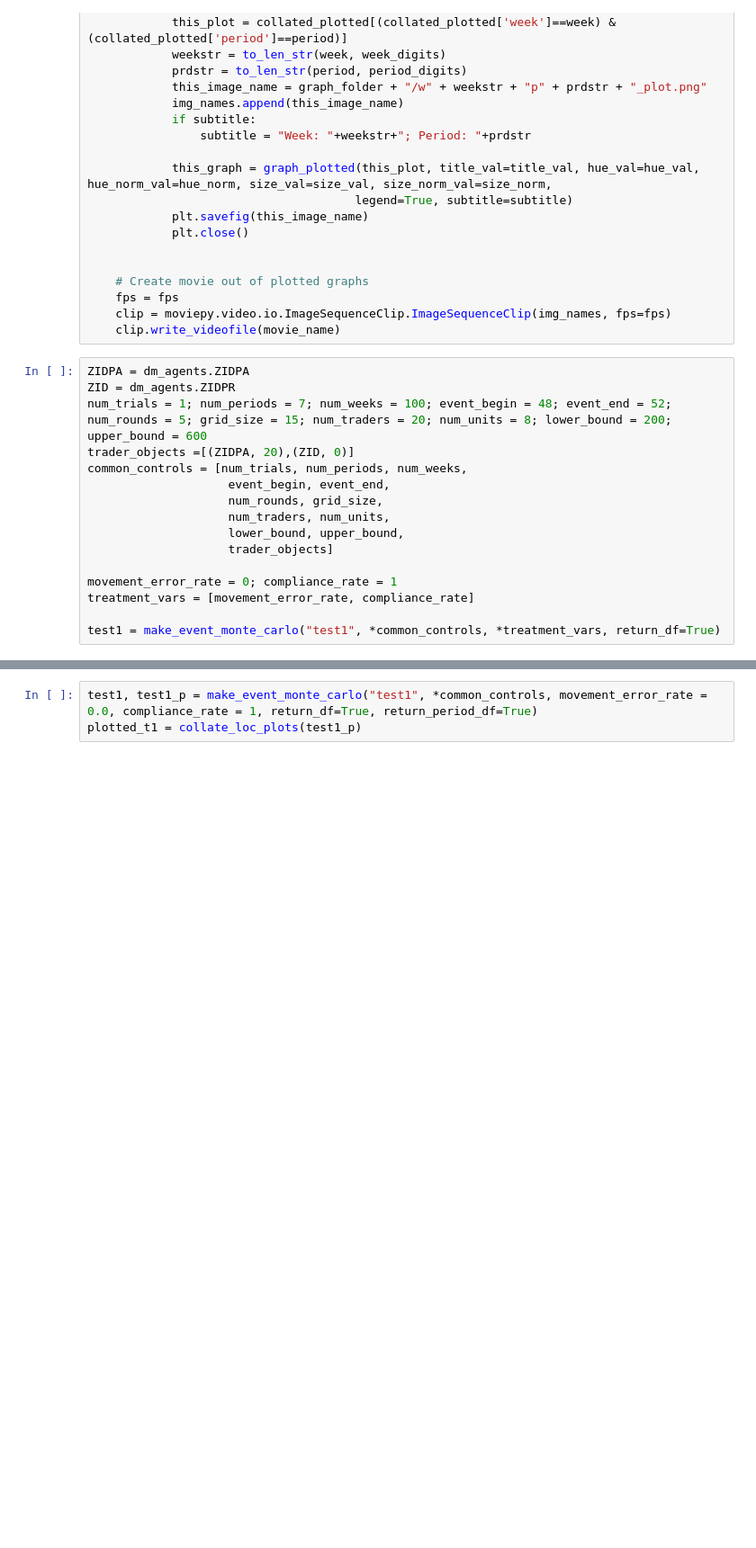
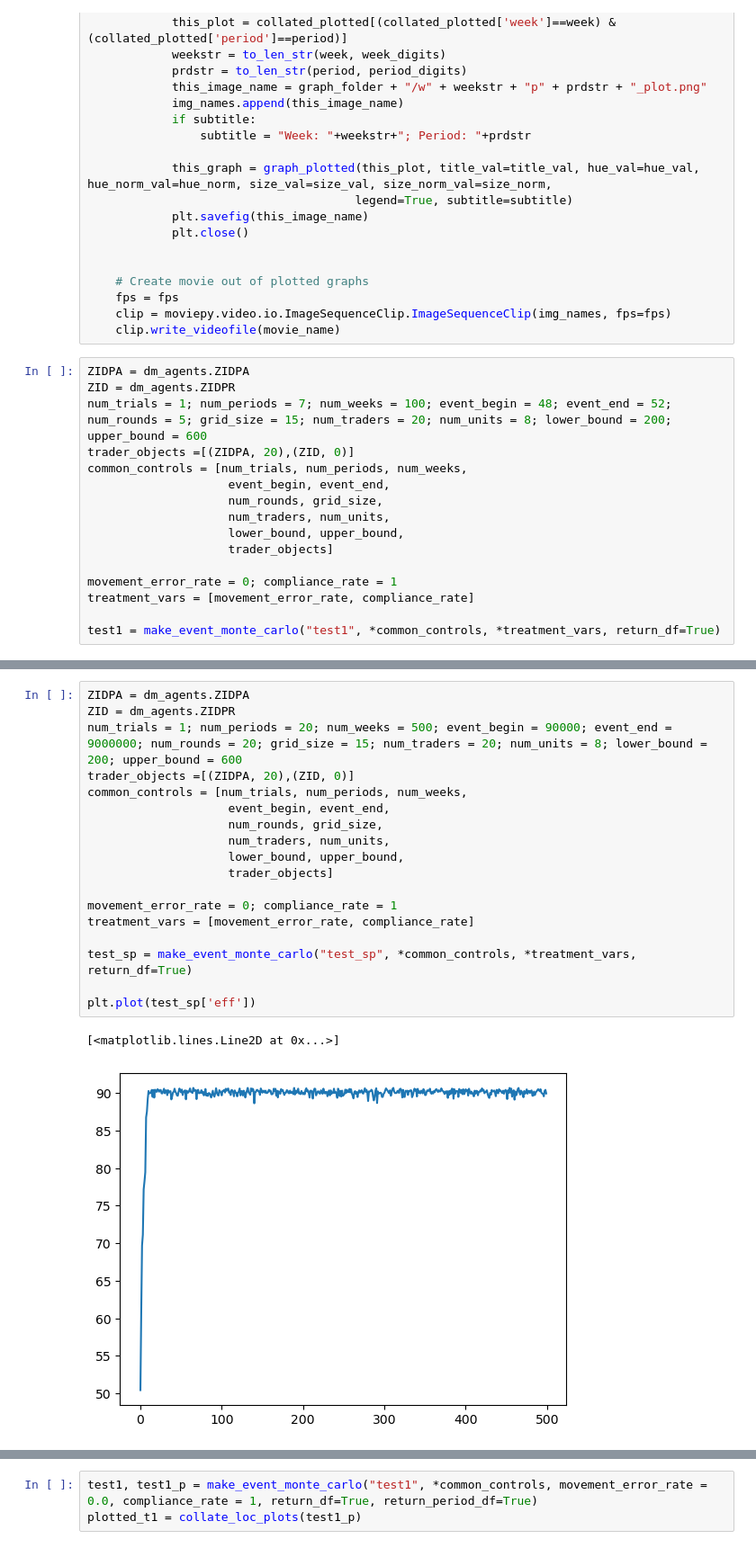
Before and after one commit to Kmccabe/dm_markets, a Jupyter notebook: modules_vCOVID/notebooks/dm_event_sim-Copy1.ipynb, the cells around one changed output, grey strips where cells are left out. Shown at 90% size. Cells and saved outputs as stored; diff of their text form; blank space fills up the shorter version.

```diff
--- a/modules_vCOVID/notebooks/dm_event_sim-Copy1.ipynb
+++ b/modules_vCOVID/notebooks/dm_event_sim-Copy1.ipynb
@@ -683,0 +729,21 @@ plt.plot(test2['eff'])
+# %%
+ZIDPA = dm_agents.ZIDPA
+ZID = dm_agents.ZIDPR
+num_trials = 1; num_periods = 20; num_weeks = 500; event_begin = 90000; event_end = 9000000; num_rounds = 20; grid_size = 15; num_traders = 20; num_units = 8; lower_bound = 200; upper_bound = 600
+trader_objects =[(ZIDPA, 20),(ZID, 0)]
+common_controls = [num_trials, num_periods, num_weeks,
+                    event_begin, event_end,
+                    num_rounds, grid_size,
+                    num_traders, num_units,
+                    lower_bound, upper_bound,
+                    trader_objects]
+
+movement_error_rate = 0; compliance_rate = 1
+treatment_vars = [movement_error_rate, compliance_rate]
+
+test_sp = make_event_monte_carlo("test_sp", *common_controls, *treatment_vars, return_df=True)
+
+plt.plot(test_sp['eff'])
+# %% [output]
+[<matplotlib.lines.Line2D at 0x...>]
+[figure, added]
```
Also changed, not shown: parts of 28 cells of this notebook, 10 other files.
